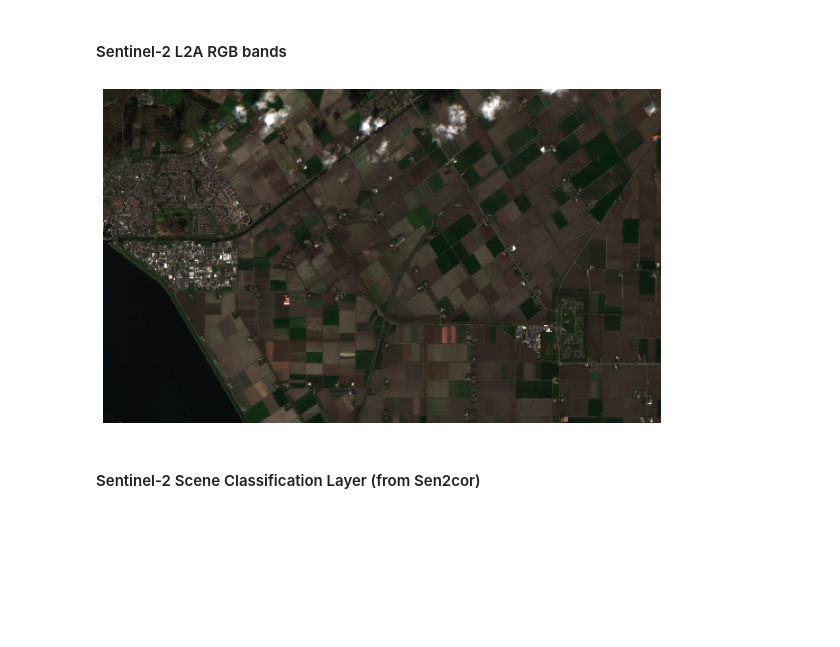
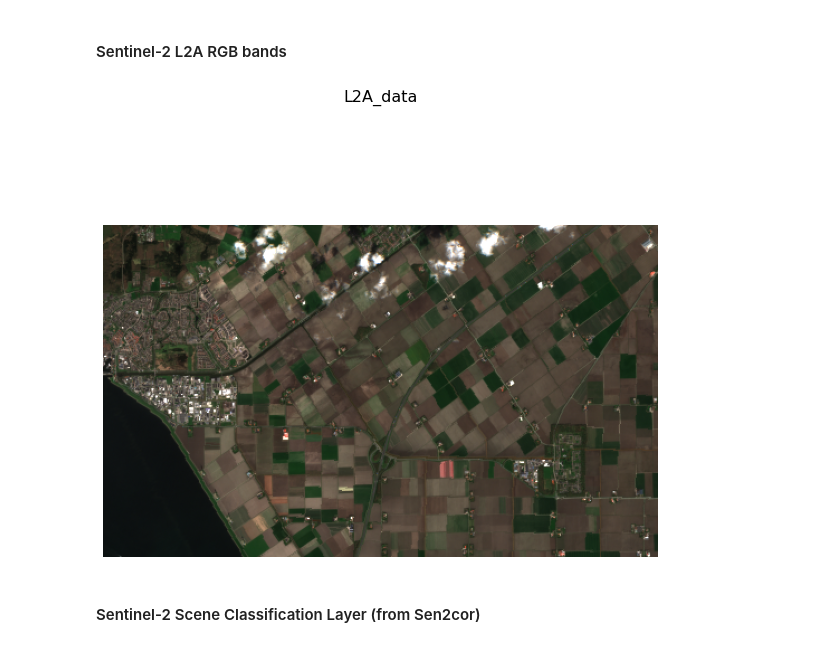
Before and after one commit to sentinel-hub/eo-learn, a Jupyter notebook: examples/io/SentinelHubIO.ipynb, the cells around one changed output. Saved outputs shown, nothing was run; the diff lists cells and outputs as text; code cells hidden in the pictures; blank space fills up the shorter version.

```diff
--- a/examples/io/SentinelHubIO.ipynb
+++ b/examples/io/SentinelHubIO.ipynb
@@ -228,11 +224,10 @@ plt.axis(False);
 # %% [markdown]
 #### Sentinel-2 L2A RGB bands
-# %%
-plt.figure(figsize=(10,10))
-plt.imshow(np.clip(eopatch.data['L2A_data'][3][...,[3,2,1]] * 2.5, 0, 1), vmin=0, vmax=1);
-plt.axis(False);
-# %% [output]
-[figure, removed]
+# %%
+eopatch.plot((FeatureType.DATA, "L2A_data"), times=[3], rgb=[3,2,1])
+plt.axis(False);
+# %% [output]
+[figure, added]
 # %% [markdown]
 #### Sentinel-2 Scene Classification Layer (from Sen2cor)
 # %%
```
Also changed, not shown: parts of 24 cells of this notebook.
